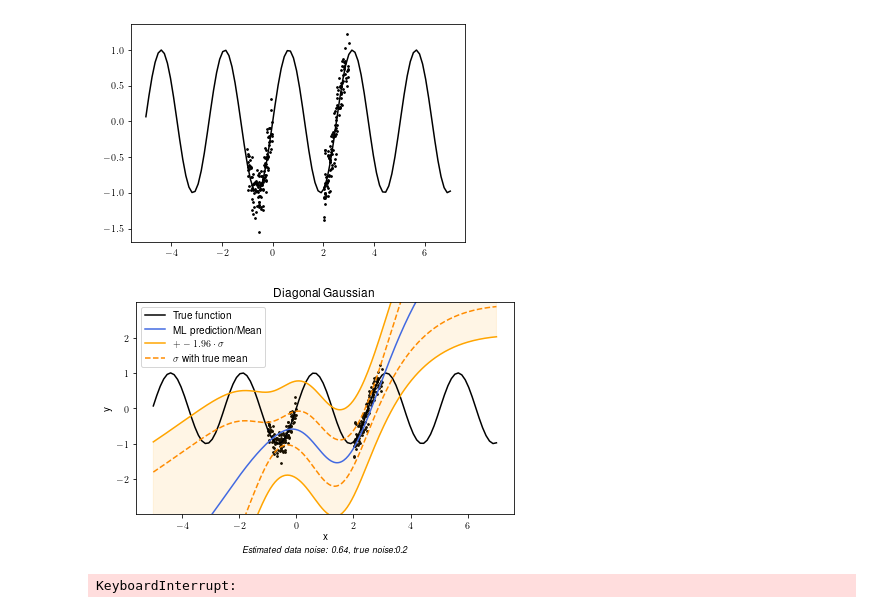
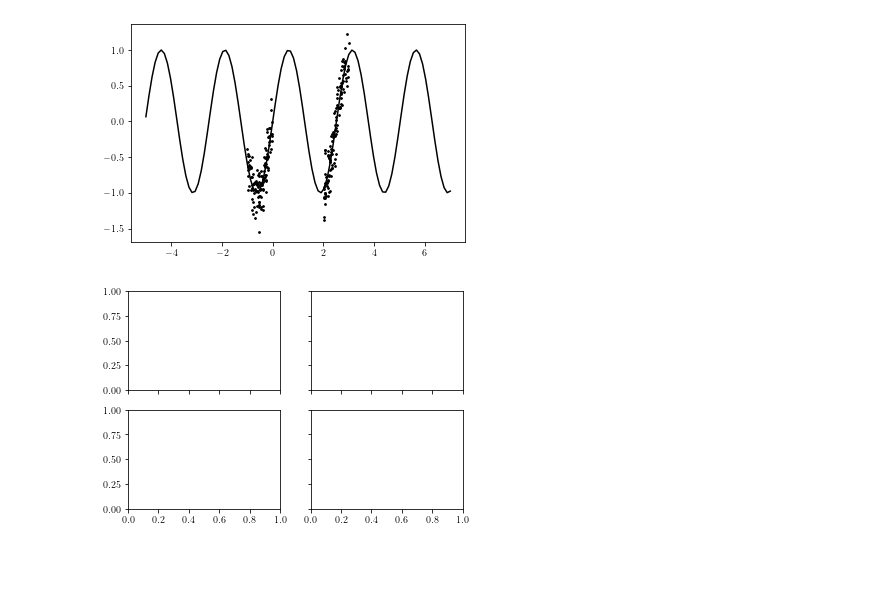
Before and after one commit to philippvb/ResearchProjectLLVI, a Jupyter notebook: BasicExample/experiments/Regression/RegressionPresentation.ipynb, the cells around one changed output. Cells and saved outputs as stored; diff of their text form; code cells hidden in the pictures; blank space fills up the shorter version.

```diff
--- a/BasicExample/experiments/Regression/RegressionPresentation.ipynb
+++ b/BasicExample/experiments/Regression/RegressionPresentation.ipynb
@@ -53,5 +52,10 @@ batch_size = 16
 random_permutation = torch.randperm(len(x))
 x_batch = torch.split(torch.unsqueeze(x[random_permutation], dim=1), batch_size)
 y_batch =  torch.split(torch.unsqueeze(y[random_permutation], dim=1), batch_size)
+# %%
+fig, axs = plt.subplots(2,2, sharex=True, sharey=True)
+axs_flat = axs.flat;
+# %% [output]
+[figure, added]
 # %%
 from BasicExample.src.LLVI_network import LLVI_network, Log_likelihood_type
@@ -103,9 +110,7 @@ tau=0.01, lr=1e-5,  bias=False, loss=Log_likelihood_type.MSE, wdecay=0.1, data_l
 
 diagonal_model.train_without_VI(list(zip(x_batch, y_batch)), epochs=100)
 diagonal_model.train_model(list(zip(x_batch, y_batch)), n_datapoints=total_points, epochs=500, samples=1, train_hyper=True, update_freq=5)
-test_model(diagonal_model)
+test_model(diagonal_model, ax = next(axs_flat))
-# %% [output]
-[figure, removed]
 # %%
 from BasicExample.src.LLVI_network import LLVI_network_full_Cov
 feature_extractor_full_cov = FC_Net()
@@ -118,9 +123,7 @@ tau=0.01, lr=5e-5,  bias=False, loss=Log_likelihood_type.MSE, wdecay=0.1, data_l
 # model.load_ml_estimate("P:/Dokumente/3 Uni/WiSe2122/ResearchProject/ResearchProjectLLVI/BasicExample/models/Regression/Pretrained/Baseline_wdecay_e-1")
 full_cov_model.train_without_VI(list(zip(x_batch, y_batch)), epochs=100)
 full_cov_model.train_model(list(zip(x_batch, y_batch)), n_datapoints=total_points, epochs=500, samples=5, train_hyper=True, update_freq=5)
-test_model(full_cov_model)
+test_model(full_cov_model, ax = next(axs_flat))
-# %% [output]
-KeyboardInterrupt:
 # %%
 from BasicExample.src.LLVI_network import LLVI_network_KFac
 feature_extractor_kfac = FC_Net()
```
Also changed, not shown: parts of 10 cells of this notebook, 2 other files.
